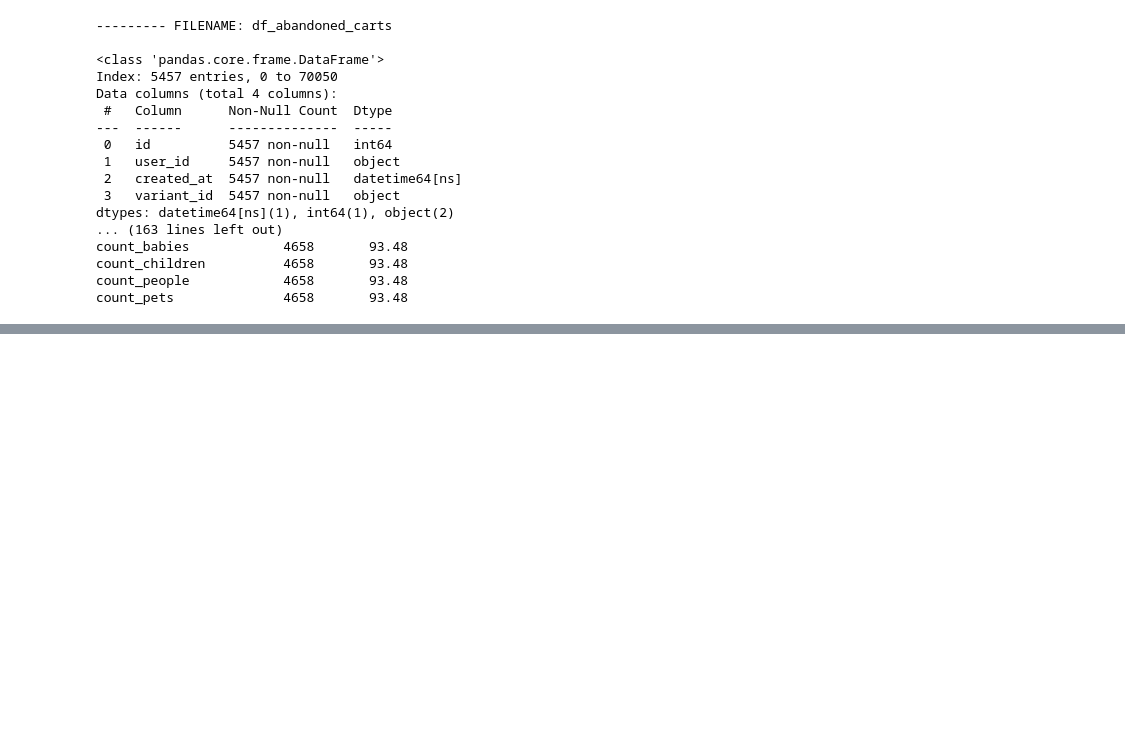
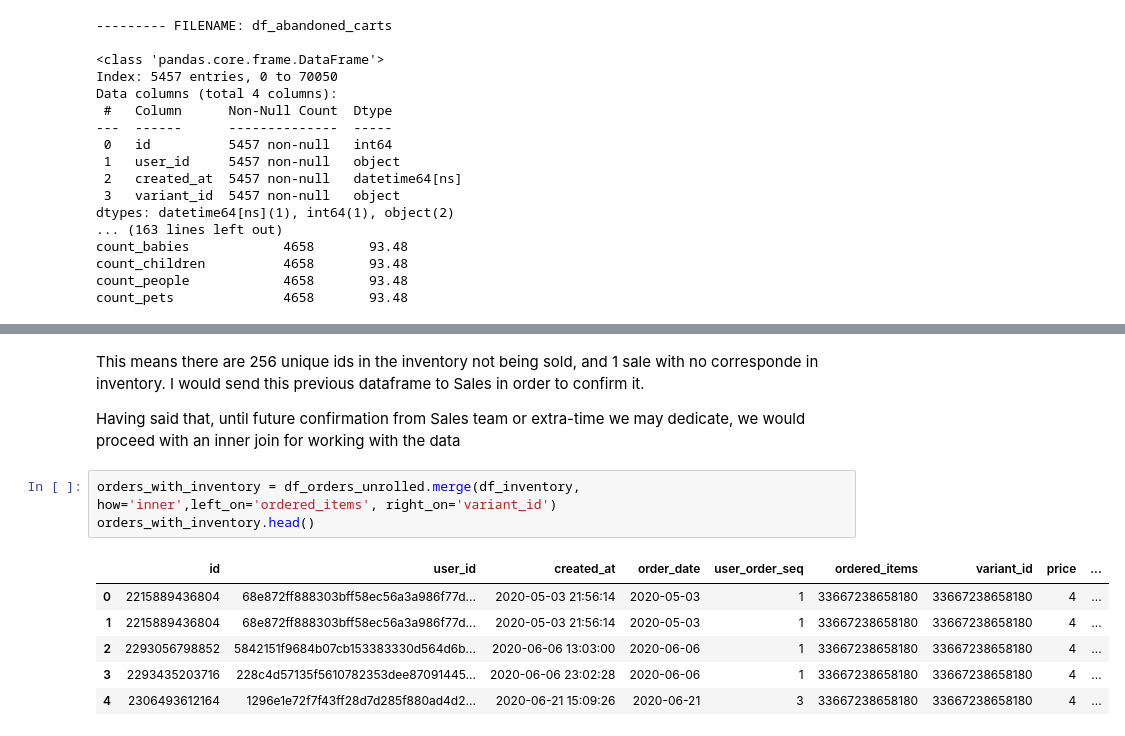
Before and after one commit to dan1dr/zrive-ds, a Jupyter notebook: src/module_2/module_2_part1.ipynb, the cells around one changed output, grey strips where cells are left out. Drawn from its saved outputs; the diff is of its cells as text; blank space fills up the shorter version.

Commit message:
some EDA and joins with hypothesis

```diff
--- a/src/module_2/module_2_part1.ipynb
+++ b/src/module_2/module_2_part1.ipynb
@@ -277,0 +364,14 @@ count_pets              4658       93.48
+# %% [markdown]
+This means there are 256 unique ids in the inventory not being sold, and 1 sale with no corresponde in inventory. I would send this previous dataframe to Sales in order to confirm it.
+
+Having said that, until future confirmation from Sales team or extra-time we may dedicate, we would proceed with an inner join for working with the data
+# %%
+orders_with_inventory = df_orders_unrolled.merge(df_inventory, how='inner',left_on='ordered_items', right_on='variant_id')
+orders_with_inventory.head()
+# %% [output]
+|  | id | user_id | created_at | order_date | user_order_seq | ordered_items | variant_id | price | ... |
+| 0 | 2215889436804 | 68e872ff888303bff58ec56a3a986f77d... | 2020-05-03 21:56:14 | 2020-05-03 | 1 | 33667238658180 | 33667238658180 | 4 | ... |
+| 1 | 2215889436804 | 68e872ff888303bff58ec56a3a986f77d... | 2020-05-03 21:56:14 | 2020-05-03 | 1 | 33667238658180 | 33667238658180 | 4 | ... |
+| 2 | 2293056798852 | 5842151f9684b07cb153383330d564d6b... | 2020-06-06 13:03:00 | 2020-06-06 | 1 | 33667238658180 | 33667238658180 | 4 | ... |
+| 3 | 2293435203716 | 228c4d57135f5610782353dee87091445... | 2020-06-06 23:02:28 | 2020-06-06 | 1 | 33667238658180 | 33667238658180 | 4 | ... |
+| 4 | 2306493612164 | 1296e1e72f7f43ff28d7d285f880ad4d2... | 2020-06-21 15:09:26 | 2020-06-21 | 3 | 33667238658180 | 33667238658180 | 4 | ... |
```
Also changed, not shown: parts of 20 cells of this notebook.
